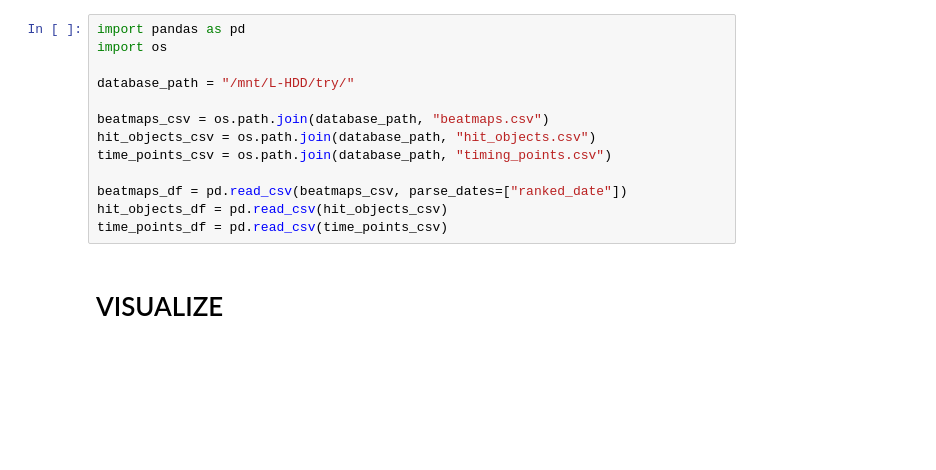
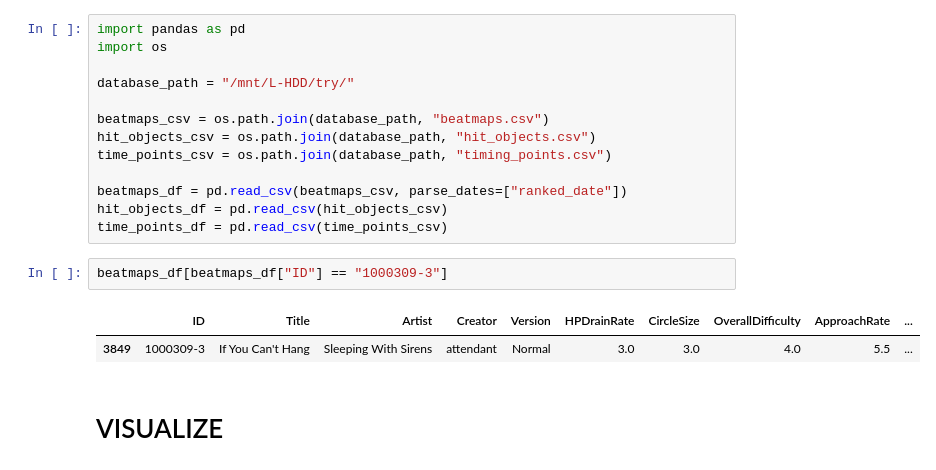
Before and after one commit to saliherdemk/osu-dataset-generator, a Jupyter notebook: notebooks/format_dataset.ipynb, the cells around one changed output. Drawn from its saved outputs; the diff is of its cells as text; blank space fills up the shorter version.

```diff
--- a/notebooks/format_dataset.ipynb
+++ b/notebooks/format_dataset.ipynb
@@ -11,6 +11,11 @@ time_points_csv = os.path.join(database_path, "timing_points.csv")
 beatmaps_df = pd.read_csv(beatmaps_csv, parse_dates=["ranked_date"])
 hit_objects_df = pd.read_csv(hit_objects_csv)
 time_points_df = pd.read_csv(time_points_csv)
+# %%
+beatmaps_df[beatmaps_df["ID"] == "1000309-3"]
+# %% [output]
+|  | ID | Title | Artist | Creator | Version | HPDrainRate | CircleSize | OverallDifficulty | ApproachRate | ... |
+| 3849 | 1000309-3 | If You Can't Hang | Sleeping With Sirens | attendant | Normal | 3.0 | 3.0 | 4.0 | 5.5 | ... |
 # %% [markdown]
 # VISUALIZE
 # %%
```
Also changed, not shown: parts of 5 cells of this notebook, 10 other files.
